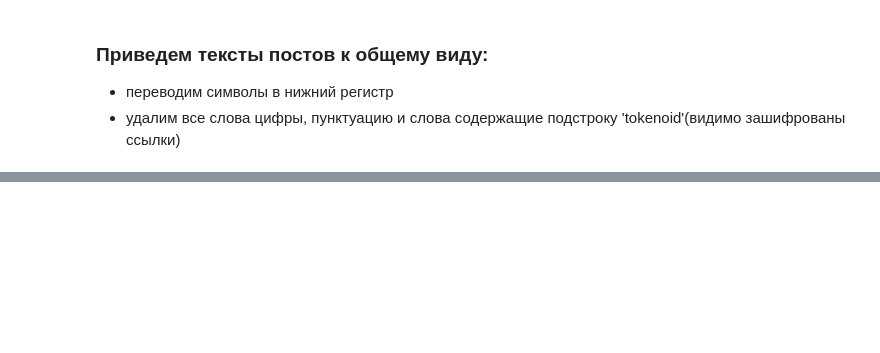
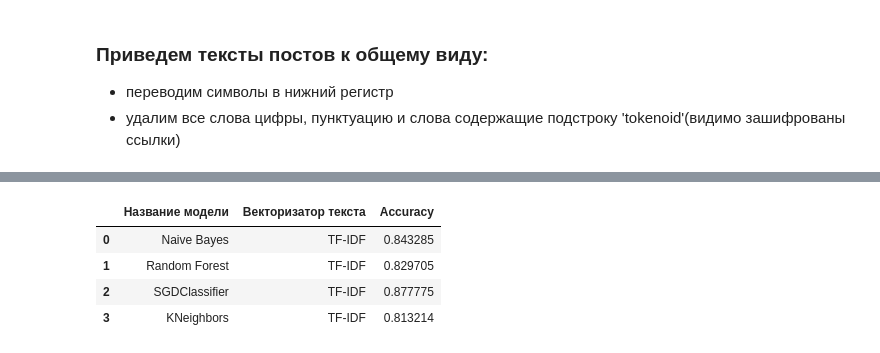
Before and after one commit to Komaso85/vk_sport, a Jupyter notebook: vk_sport.ipynb, the cells around one changed output, grey strips where cells are left out. Drawn from its saved outputs; the diff is of its cells as text; code cells hidden in the pictures; blank space fills up the shorter version.

```diff
--- a/vk_sport.ipynb
+++ b/vk_sport.ipynb
@@ -255,0 +536,3 @@ y_test = test_no_duplicated['category']
+# %%
+# добавляем первую полученную метрику в таблицу
+df_models_accuracy.loc[len(df_models_accuracy.index)] = ['SGDClassifier', 'TF-IDF', metrics.accuracy_score(predicted_sgd, y_test)]
@@ -255,0 +550,4 @@ y_test = test_no_duplicated['category']
+# %%
+predicted_knb = knb_ppl_clf.predict(X_test)
+
+print(metrics.classification_report(predicted_knb, y_test))
@@ -255,0 +574,11 @@ y_test = test_no_duplicated['category']
+# %%
+# добавляем первую полученную метрику в таблицу
+df_models_accuracy.loc[len(df_models_accuracy.index)] = ['KNeighbors', 'TF-IDF', metrics.accuracy_score(predicted_knb, y_test)]
+# %%
+df_models_accuracy
+# %% [output]
+|  | Название модели | Векторизатор текста | Accuracy |
+| 0 | Naive Bayes | TF-IDF | 0.843285 |
+| 1 | Random Forest | TF-IDF | 0.829705 |
+| 2 | SGDClassifier | TF-IDF | 0.877775 |
+| 3 | KNeighbors | TF-IDF | 0.813214 |
```
Also changed, not shown: parts of 109 cells of this notebook.
